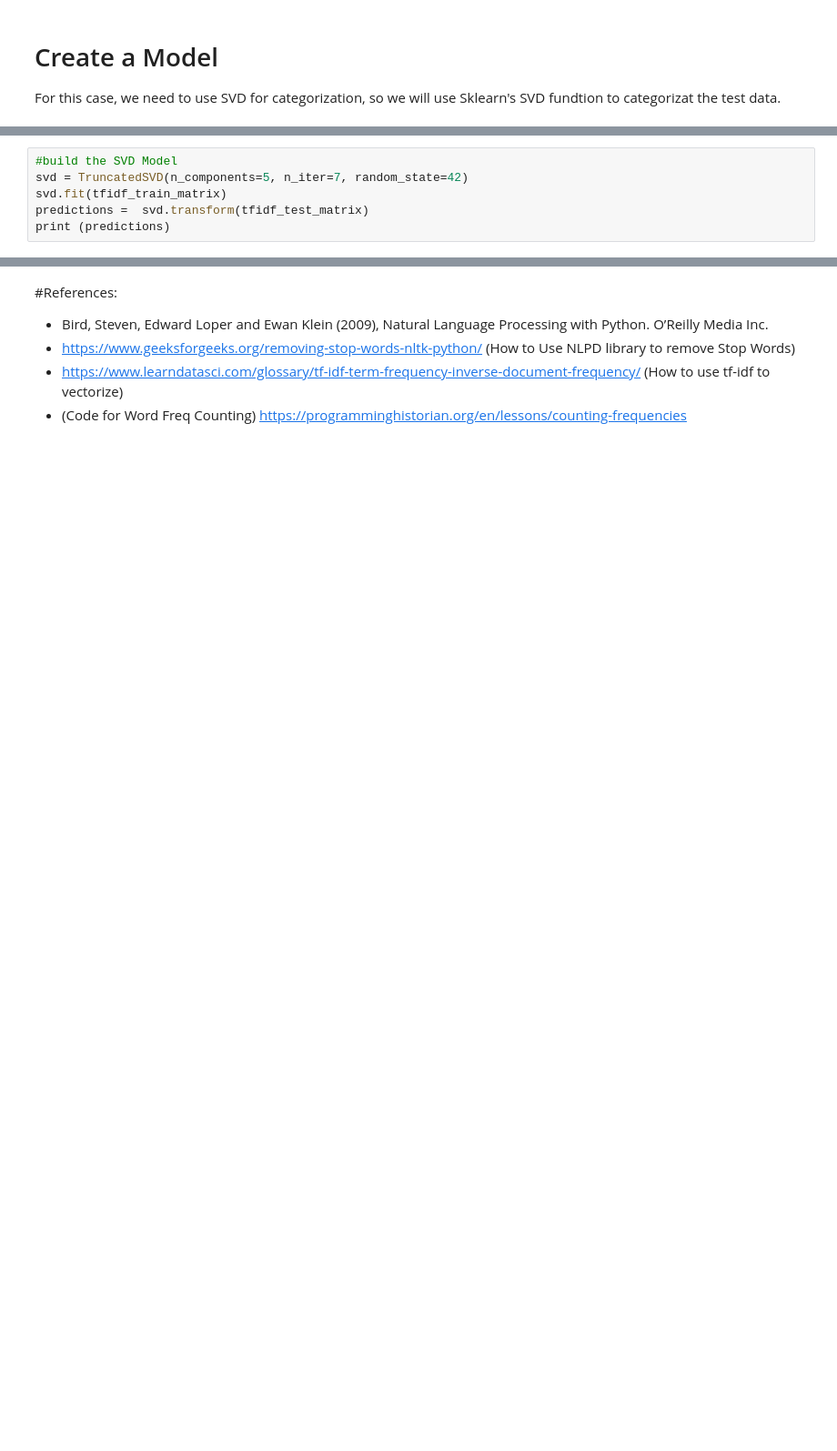
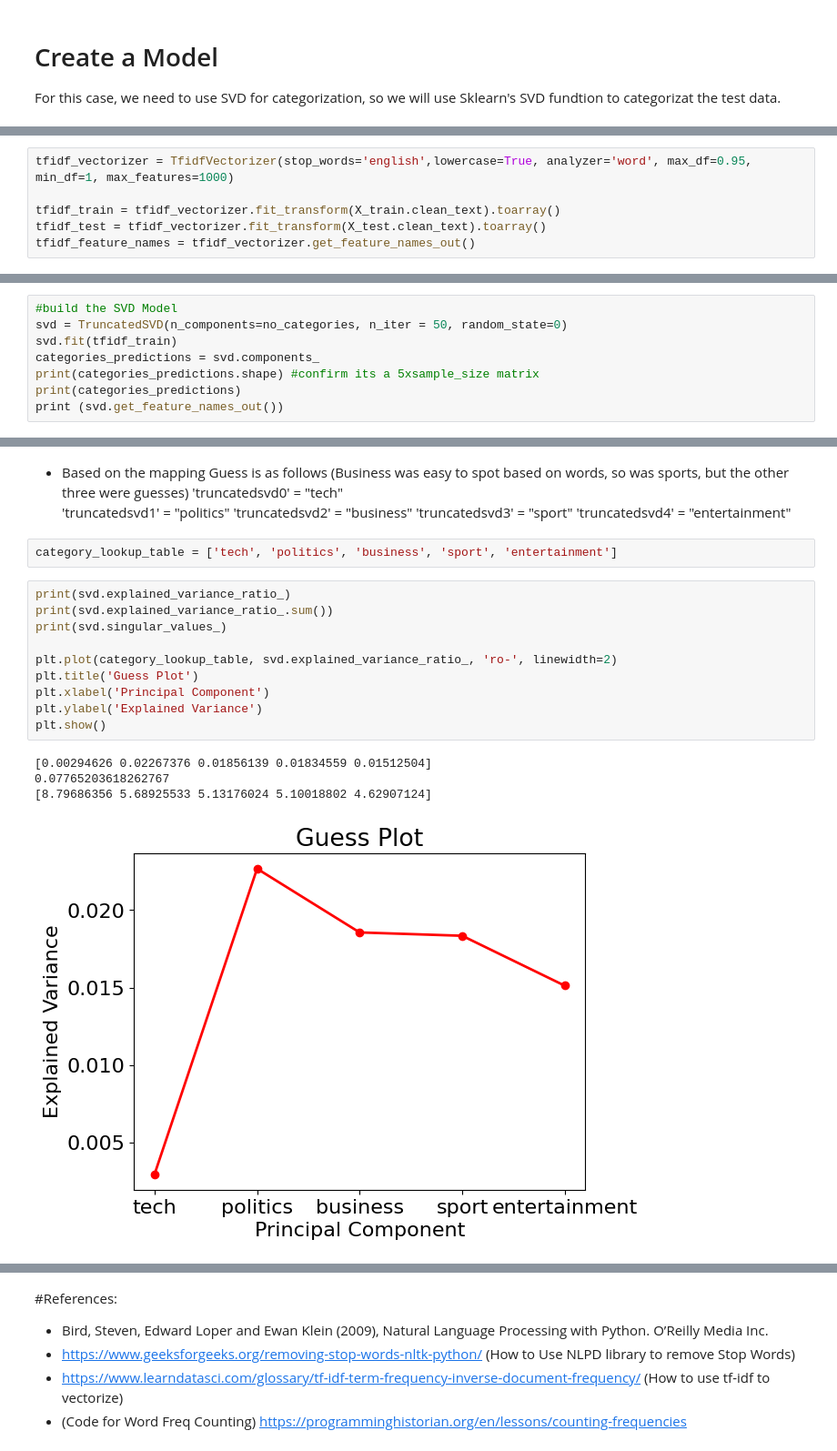
Before and after one commit to unemallan/BBCNews-USML-Week4, a Jupyter notebook: BBC_News_Classifier.ipynb, the cells around one changed output, grey strips where cells are left out. Shown at 91% size. Saved outputs shown, nothing was run; the diff lists cells and outputs as text; blank space fills up the shorter version.

```diff
--- a/BBC_News_Classifier.ipynb
+++ b/BBC_News_Classifier.ipynb
@@ -133,0 +169,6 @@ tfidf_feature_names = tfidf_vectorizer.get_feature_names_out()
+# %%
+tfidf_vectorizer = TfidfVectorizer(stop_words='english',lowercase=True, analyzer='word', max_df=0.95, min_df=1, max_features=1000)
+
+tfidf_train = tfidf_vectorizer.fit_transform(X_train.clean_text).toarray()
+tfidf_test = tfidf_vectorizer.fit_transform(X_test.clean_text).toarray()
+tfidf_feature_names = tfidf_vectorizer.get_feature_names_out()
@@ -134,7 +192,9 @@ tfidf_feature_names = tfidf_vectorizer.get_feature_names_out()
 # %%
 #build the SVD Model
-svd = TruncatedSVD(n_components=5, n_iter=7, random_state=42)
-svd.fit(tfidf_train_matrix)
-predictions =  svd.transform(tfidf_test_matrix)
-print (predictions)
+svd = TruncatedSVD(n_components=no_categories, n_iter = 50, random_state=0)
+svd.fit(tfidf_train)
+categories_predictions = svd.components_
+print(categories_predictions.shape) #confirm its a 5xsample_size matrix
+print(categories_predictions)
+print (svd.get_feature_names_out())
 # %% [output]
@@ -147,0 +243,24 @@ print (predictions)
+# %% [markdown]
+* Based on the mapping Guess is as follows (Business was easy to spot based on words, so was sports, but the other three were guesses)
+'truncatedsvd0' = "tech"
+'truncatedsvd1' = "politics"
+'truncatedsvd2' = "business"
+'truncatedsvd3' = "sport"
+'truncatedsvd4' = "entertainment"
+# %%
+category_lookup_table = ['tech', 'politics', 'business', 'sport', 'entertainment']
+# %%
+print(svd.explained_variance_ratio_)
+print(svd.explained_variance_ratio_.sum())
+print(svd.singular_values_)
+
+plt.plot(category_lookup_table, svd.explained_variance_ratio_, 'ro-', linewidth=2)
+plt.title('Guess Plot')
+plt.xlabel('Principal Component')
+plt.ylabel('Explained Variance')
+plt.show()
+# %% [output]
+[0.00294626 0.02267376 0.01856139 0.01834559 0.01512504]
+0.07765203618262767
+[8.79686356 5.68925533 5.13176024 5.10018802 4.62907124]
+[figure, added]
```
Also changed, not shown: parts of 34 cells of this notebook.
